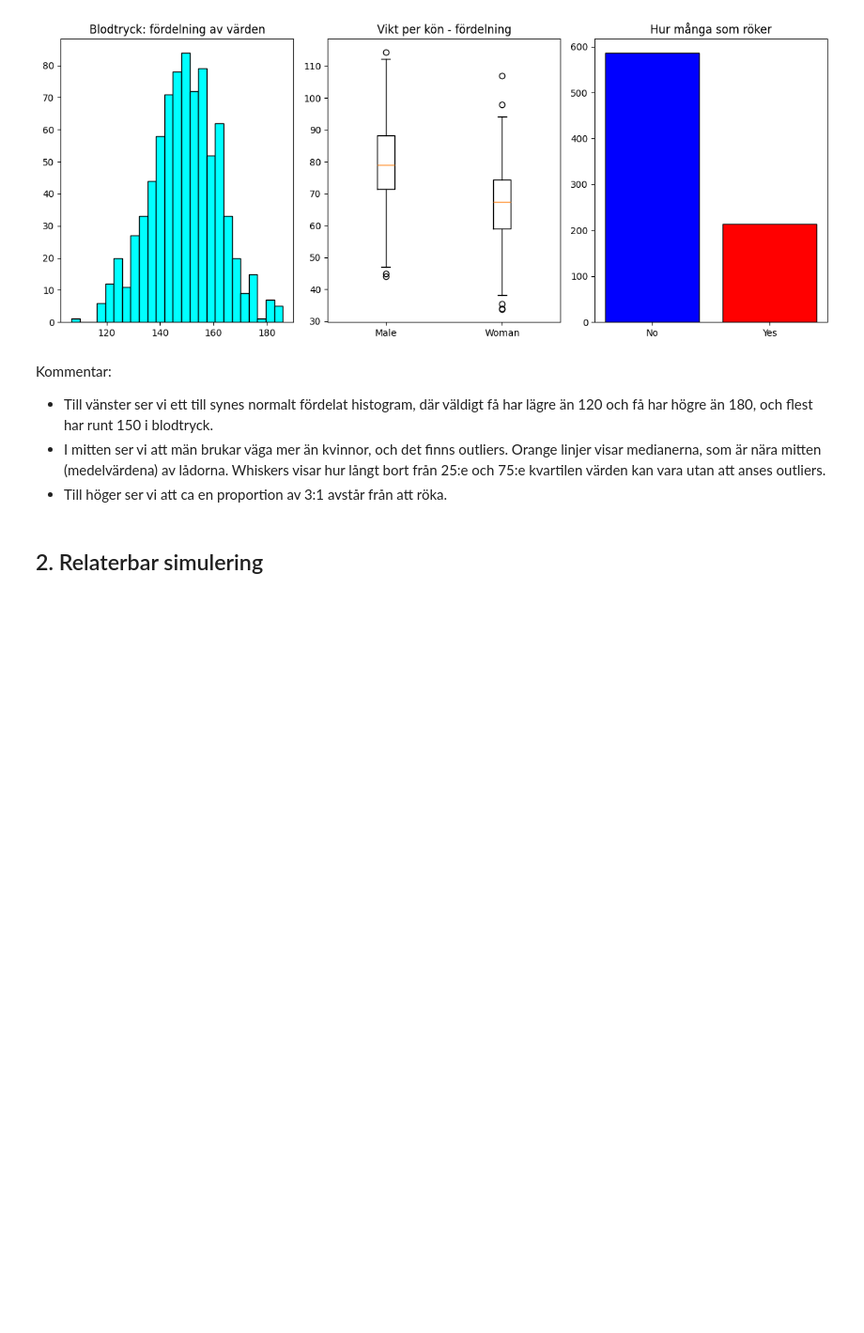
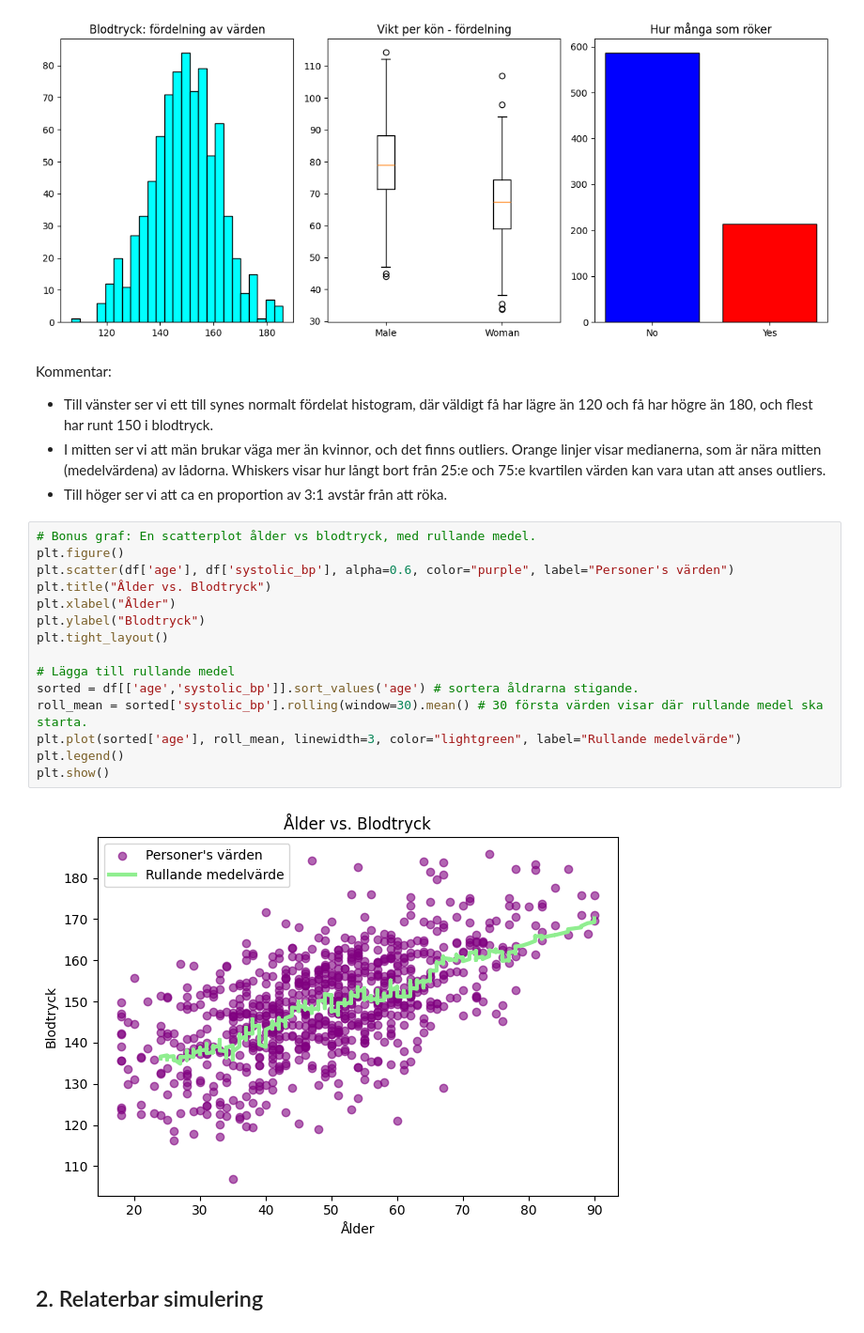
Before and after one commit to MaWe96/Health-Study-Python, a Jupyter notebook: notebook.ipynb, the cells around one changed output. Shown at 94% size. Saved outputs shown, nothing was run; the diff lists cells and outputs as text; blank space fills up the shorter version.

```diff
--- a/notebook.ipynb
+++ b/notebook.ipynb
@@ -101,6 +101,23 @@ Kommentar:
 - Till vänster ser vi ett till synes normalt fördelat histogram, där väldigt få har lägre än 120 och få har högre än 180, och flest har runt 150 i blodtryck.
 - I mitten ser vi att män brukar väga mer än kvinnor, och det finns outliers. Orange linjer visar medianerna, som är nära mitten (medelvärdena) av lådorna. Whiskers visar hur långt bort från 25:e och 75:e kvartilen värden kan vara utan att anses outliers.
 - Till höger ser vi att ca en proportion av 3:1 avstår från att röka.
+# %%
+# Bonus graf: En scatterplot ålder vs blodtryck, med rullande medel.
+plt.figure()
+plt.scatter(df['age'], df['systolic_bp'], alpha=0.6, color="purple", label="Personer's värden")
+plt.title("Ålder vs. Blodtryck")
+plt.xlabel("Ålder")
+plt.ylabel("Blodtryck")
+plt.tight_layout()
+
+# Lägga till rullande medel
+sorted = df[['age','systolic_bp']].sort_values('age') # sortera åldrarna stigande.
+roll_mean = sorted['systolic_bp'].rolling(window=30).mean() # 30 första värden visar där rullande medel ska starta.
+plt.plot(sorted['age'], roll_mean, linewidth=3, color="lightgreen", label="Rullande medelvärde")
+plt.legend()
+plt.show()
+# %% [output]
+[figure, added]
 # %% [markdown]
 ## 2. Relaterbar simulering
 # %%
```
Also changed, not shown: parts of 10 cells of this notebook, 1 other file.
